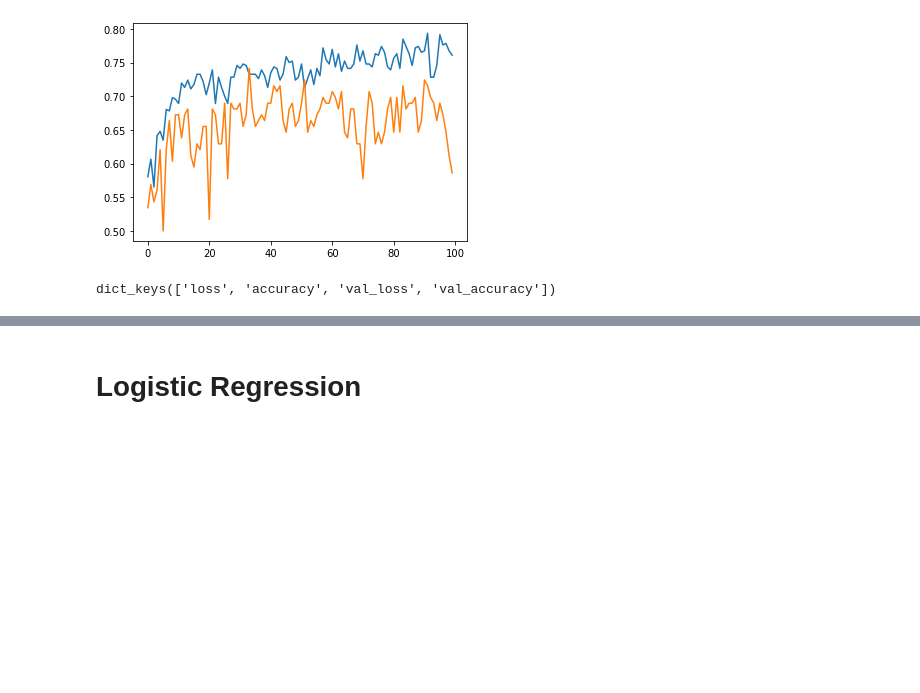
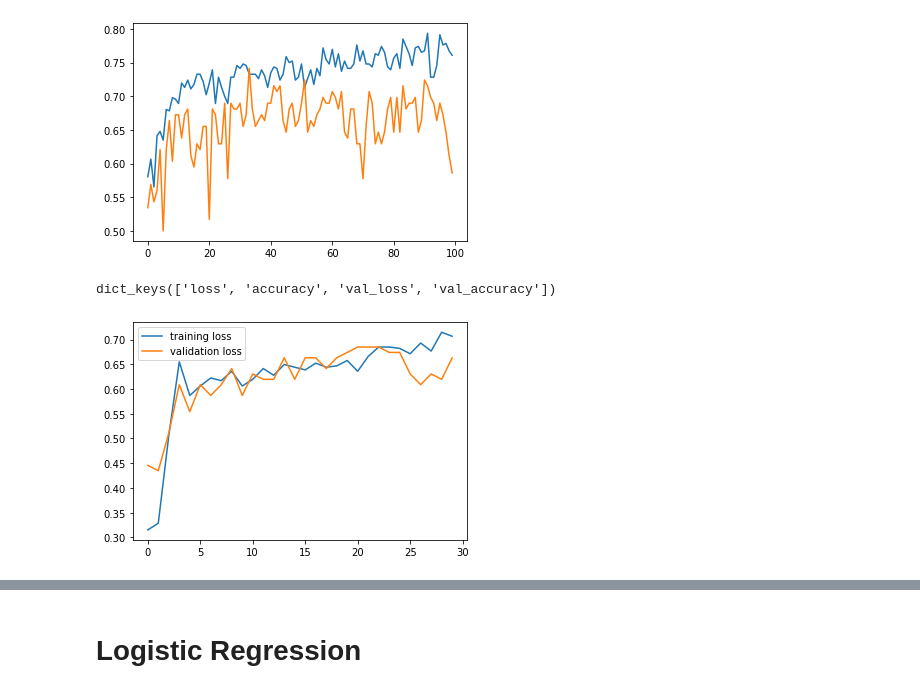
Before and after one commit to ShashankIITG/Machine-Learning-Study---2023, a Jupyter notebook: Challenges/Diabetes Classification/diabetes-detector.ipynb, the cells around one changed output, grey strips where cells are left out. Drawn from its saved outputs; the diff is of its cells as text; code cells hidden in the pictures; blank space fills up the shorter version.

```diff
--- a/Challenges/Diabetes Classification/diabetes-detector.ipynb
+++ b/Challenges/Diabetes Classification/diabetes-detector.ipynb
@@ -118,0 +117,2 @@ df.to_csv('output.csv', index = False)
+# %%
+Xt, Xv, Yt, Yv = train_test_split(X_train, Y_train, test_size=0.2)
@@ -125,11 +136,13 @@ from keras.optimizers import Adam
 # %%
-model = Sequential()
-model.add(Input(X_train.shape[1]))
-model.add(Dense(24, activation='relu'))
-model.add(Dense(24, activation='relu'))
-model.add(Dense(1, activation='sigmoid')) # its binary classification problem
-model.compile(loss='binary_crossentropy', optimizer=Adam(learning_rate=0.001), metrics=['accuracy'])
+mlp_model = Sequential()
+mlp_model.add(Input(X_train.shape[1]))
+mlp_model.add(Dense(24, activation='relu'))
+mlp_model.add(Dense(24, activation='relu'))
+mlp_model.add(Dense(1, activation='sigmoid')) # its binary classification problem
+mlp_model.compile(loss='binary_crossentropy', optimizer=Adam(learning_rate=0.001), metrics=['accuracy'])
+# %%
+early_stop = EarlyStopping(monitor='val_accuracy', patience=9, restore_best_weights=True)
 # %%
-print("no of samples: %d" %X_train.shape[0])
-hist = model.fit(X_train, Y_train, epochs=100, validation_split=0.2, use_multiprocessing=True)
+# print("no of samples: %d" %X_train.shape[0])
+hist = mlp_model.fit(Xt, Yt, epochs=90, validation_split=0.2, use_multiprocessing=True, callbacks=[early_stop])
 # %% [output]
@@ -169,3 +182,10 @@ dict_keys(['loss', 'accuracy', 'val_loss', 'val_accuracy'])
 # %%
 # the accuracy on validation set is just about 70%
 # which is not great at all
+# %%
+plt.plot(hist.history['accuracy'], label="training loss")
+plt.plot(hist.history['val_accuracy'], label="validation loss")
+plt.legend()
+plt.show()
+# %% [output]
+[figure, added]
```
Also changed, not shown: parts of 25 cells of this notebook.
